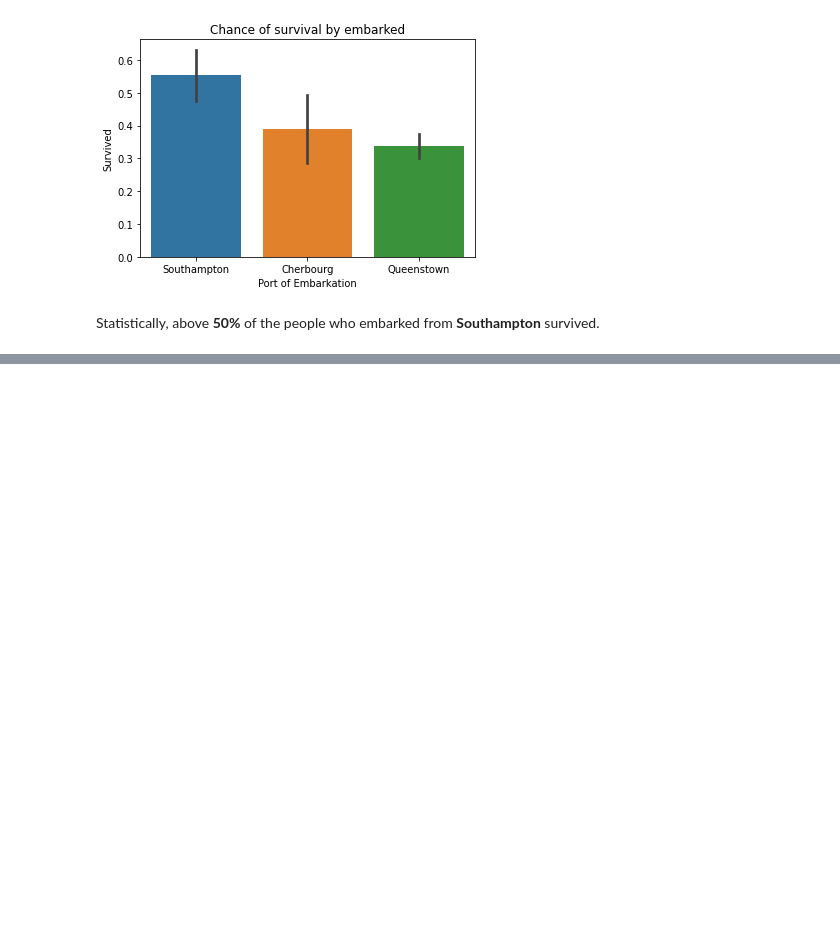
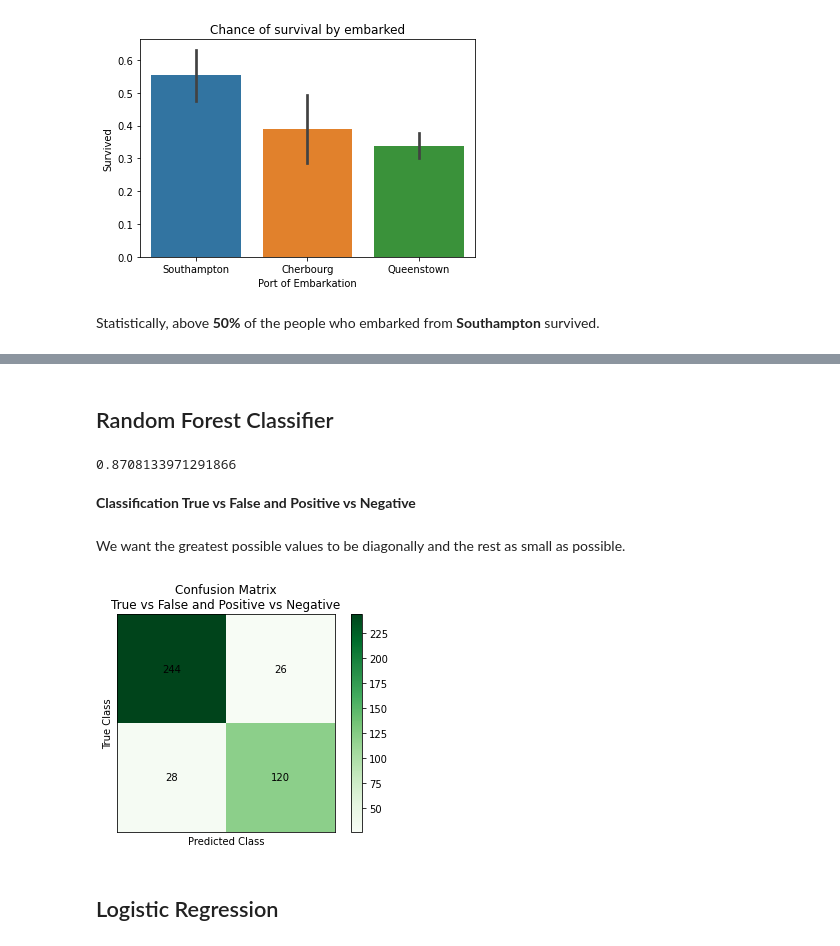
Before and after one commit to Krystiankr/Machine-Learning-Titanic, a Jupyter notebook: Kaggle.ipynb, the cells around one changed output, grey strips where cells are left out. Saved outputs shown, nothing was run; the diff lists cells and outputs as text; code cells hidden in the pictures; blank space fills up the shorter version.

```diff
--- a/Kaggle.ipynb
+++ b/Kaggle.ipynb
@@ -160,0 +221,6 @@ Statistically, above **50%** of the people who embarked from **Southampton** sur
+# %%
+df_test['Sex'] = le.fit_transform(df_test['Sex'])
+df_test['Embarked'] = le.fit_transform(df_test['Embarked'])
+# %%
+X_test = df_test
+y_test = check['Survived']
@@ -160,0 +229,3 @@ Statistically, above **50%** of the people who embarked from **Southampton** sur
+# %%
+X_train = df.iloc[:,2:].drop(['Age'], axis=1)
+y_train = df.iloc[:,1]
@@ -160,0 +240,42 @@ Statistically, above **50%** of the people who embarked from **Southampton** sur
+# %% [markdown]
+## Random Forest Classifier
+# %%
+from sklearn.ensemble import RandomForestClassifier
+
+random_forest = RandomForestClassifier(n_estimators=100, random_state=42)
+random_forest = random_forest.fit(X_train, y_train)
+# %%
+random_forest.score(X_test, y_test)
+# %% [output]
+0.8708133971291866
+# %% [markdown]
+**Classification True vs False and Positive vs Negative**
+# %% [markdown]
+We want the greatest possible values to be diagonally and the rest as small as possible.
+# %%
+from sklearn.metrics import confusion_matrix
+y_pred = random_forest.predict(X_test)
+matrix = confusion_matrix(y_test, y_pred)
+
+import matplotlib.pyplot as plt
+
+fig, ax = plt.subplots(1,1)
+
+im1 = plt.imshow(matrix, cmap='Greens')
+fig.colorbar(im1)
+
+for i in range(2):
+    for j in range(2):
+        text = ax.text(j, i,matrix[i, j],
+                       ha="center", va="center", color="black")
+
+plt.xticks([])
+plt.yticks([])
+plt.xlabel('Predicted Class')
+plt.ylabel('True Class')
+plt.title('Confusion Matrix\nTrue vs False and Positive vs Negative')
+plt.show()
+# %% [output]
+[figure, added]
+# %% [markdown]
+## Logistic Regression
```
Also changed, not shown: parts of 42 cells of this notebook.
